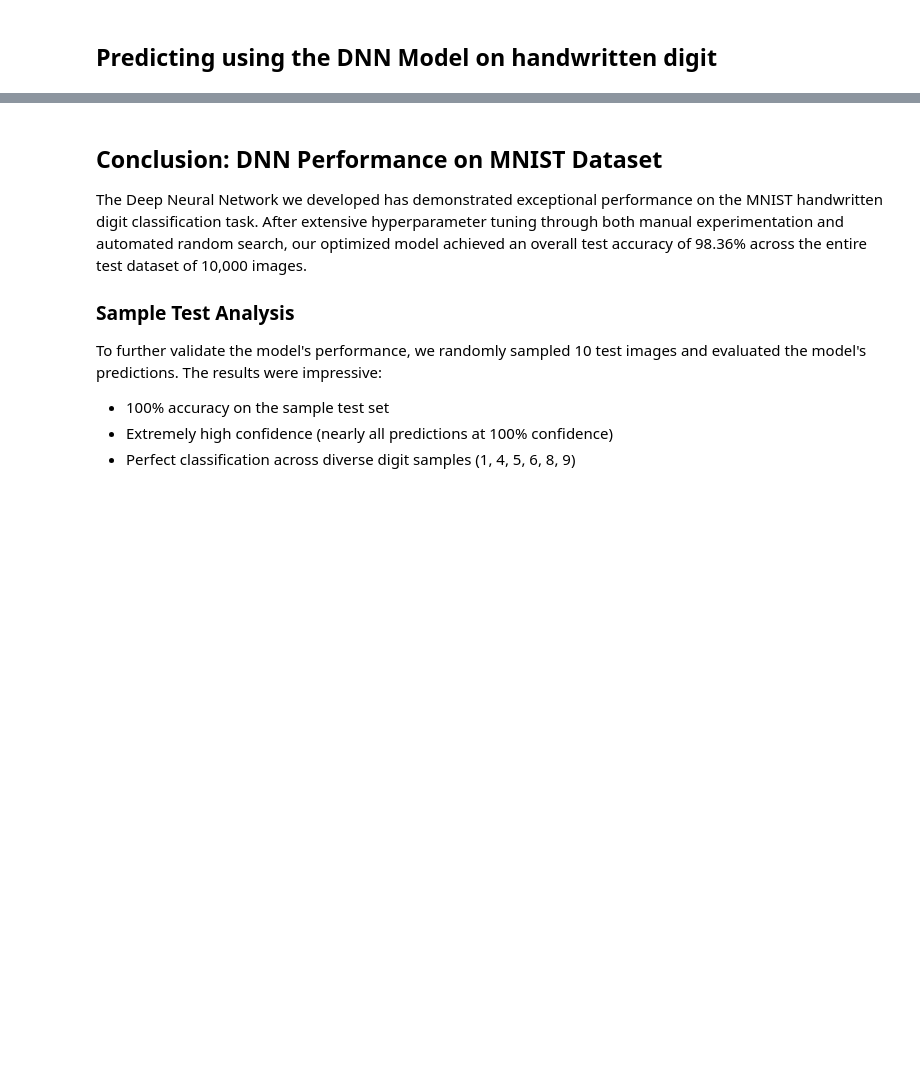
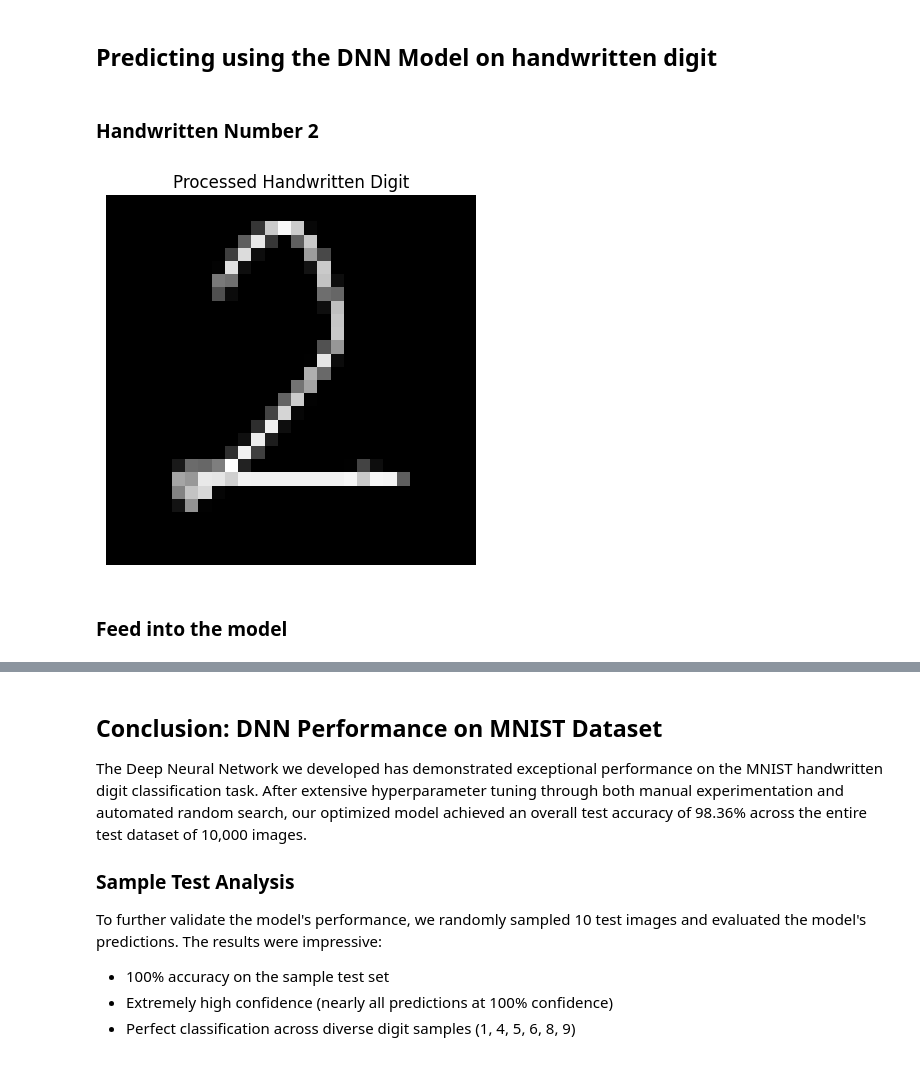
Before and after one commit to joseph-ishola/MNIST, a Jupyter notebook: script.ipynb, the cells around one changed output, grey strips where cells are left out. Cells and saved outputs as stored; diff of their text form; code cells hidden in the pictures; blank space fills up the shorter version.

Commit message:
initial predictions on handwritten digits

```diff
--- a/script.ipynb
+++ b/script.ipynb
@@ -726,6 +740,32 @@ plt.show()
 # %%
 import cv2
 import PIL
-# %%
-# Load the image
-image = cv2.imread('handwritten_digit.jpg', cv2.IMREAD_GRAYSCALE)
+# %% [markdown]
+### Handwritten Number 2
+# %%
+def preprocess_digit(image_path):
+    # Load the image
+    image = cv2.imread(image_path, cv2.IMREAD_GRAYSCALE)
+
+    # Invert if needed (MNIST has white digits on black background)
+    image = cv2.bitwise_not(image)
+
+    # Resize to 28x28
+    image = cv2.resize(image, (28, 28), interpolation=cv2.INTER_AREA)
+
+    # Normalize to [0, 1] to fit our model
+    image = image / 255.0
+
+    # Plot the image
+    plt.imshow(image, cmap='gray')
+    plt.title("Processed Handwritten Digit")
+    plt.axis('off')
+    plt.show()
+
+    return image
+# %%
+image2 = preprocess_digit('handwritten_digit_two.jpg')
+# %% [output]
+[figure, added]
+# %% [markdown]
+### Feed into the model
```
Also changed, not shown: parts of 12 cells of this notebook.
